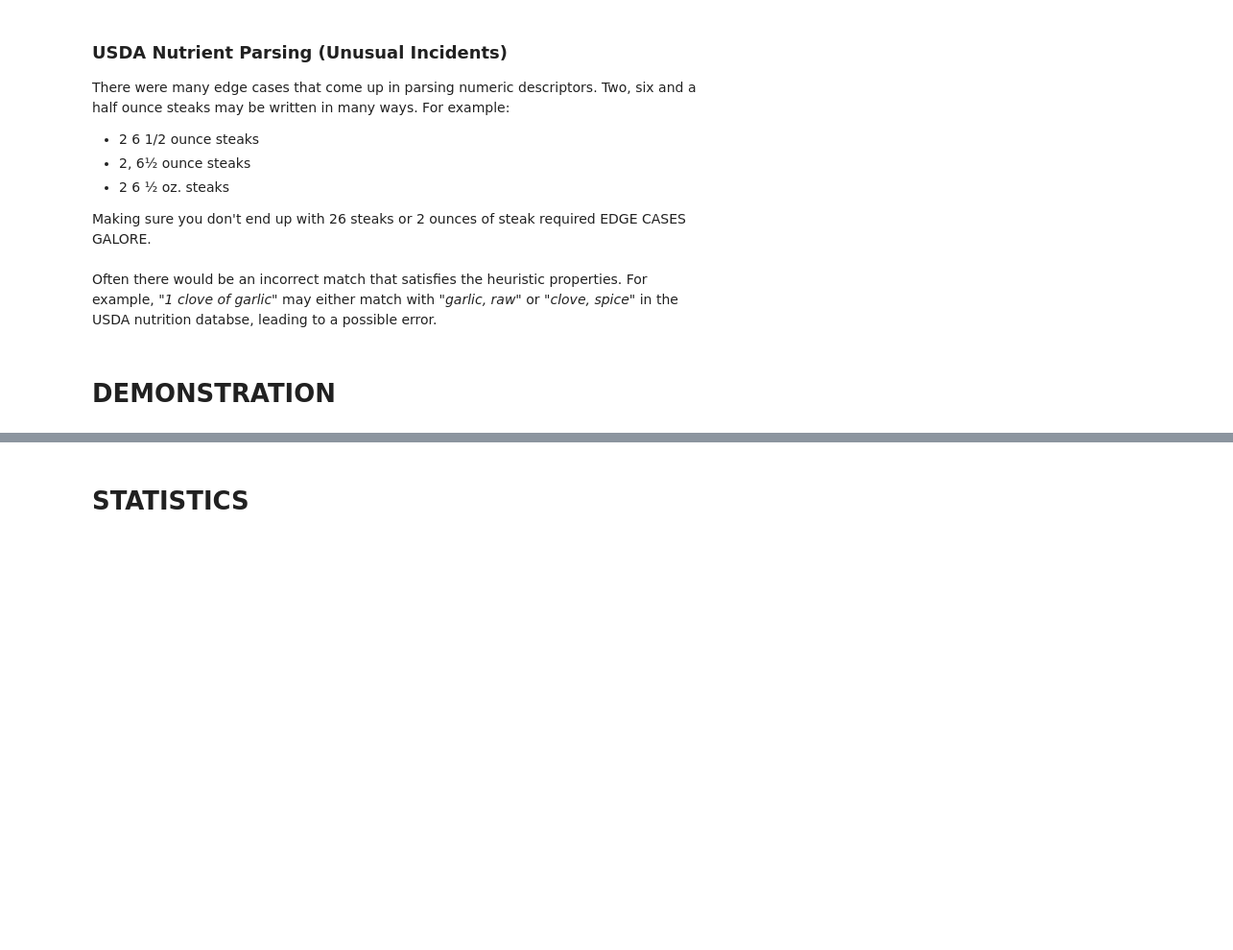
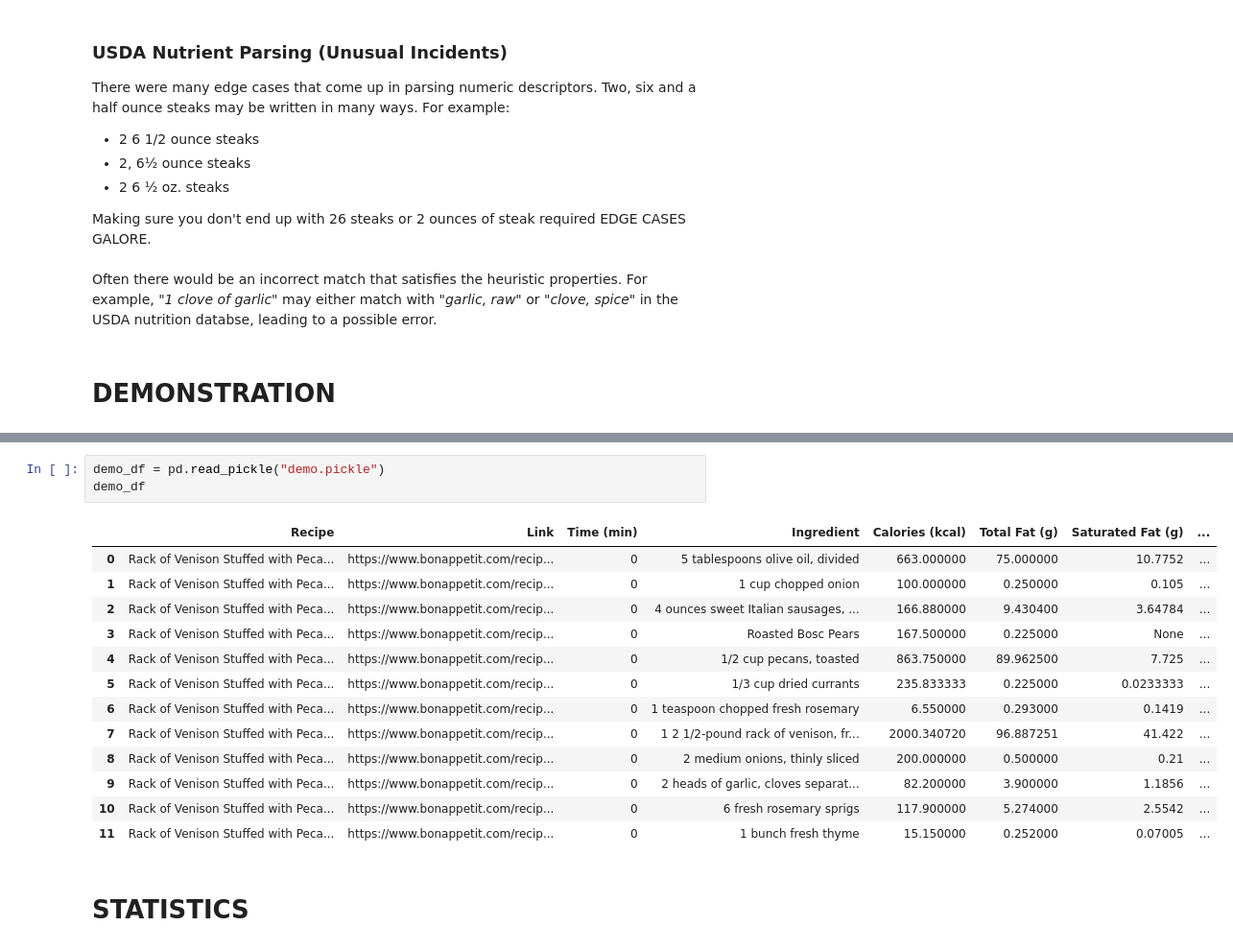
Before and after one commit to nemasobhani/Nutrition-from-Web-Scraped-Recipes, a Jupyter notebook: Project_Presentation.ipynb, the cells around one changed output, grey strips where cells are left out. Shown at 96% size. Cells and saved outputs as stored; diff of their text form; blank space fills up the shorter version.

```diff
--- a/Project_Presentation.ipynb
+++ b/Project_Presentation.ipynb
@@ -116,3 +358,20 @@ NameError: name 'ingredients_df' is not defined
+# %%
+demo_df = pd.read_pickle("demo.pickle")
+demo_df
+# %% [output]
+|  | Recipe | Link | Time (min) | Ingredient | Calories (kcal) | Total Fat (g) | Saturated Fat (g) | ... |
+| 0 | Rack of Venison Stuffed with Peca... | ﻿https://www.bonappetit.com/recip... | 0 | 5 tablespoons olive oil, divided | 663.000000 | 75.000000 | 10.7752 | ... |
+| 1 | Rack of Venison Stuffed with Peca... | ﻿https://www.bonappetit.com/recip... | 0 | 1 cup chopped onion | 100.000000 | 0.250000 | 0.105 | ... |
+| 2 | Rack of Venison Stuffed with Peca... | ﻿https://www.bonappetit.com/recip... | 0 | 4 ounces sweet Italian sausages, ... | 166.880000 | 9.430400 | 3.64784 | ... |
+| 3 | Rack of Venison Stuffed with Peca... | ﻿https://www.bonappetit.com/recip... | 0 | Roasted Bosc Pears | 167.500000 | 0.225000 | None | ... |
+| 4 | Rack of Venison Stuffed with Peca... | ﻿https://www.bonappetit.com/recip... | 0 | 1/2 cup pecans, toasted | 863.750000 | 89.962500 | 7.725 | ... |
+| 5 | Rack of Venison Stuffed with Peca... | ﻿https://www.bonappetit.com/recip... | 0 | 1/3 cup dried currants | 235.833333 | 0.225000 | 0.0233333 | ... |
+| 6 | Rack of Venison Stuffed with Peca... | ﻿https://www.bonappetit.com/recip... | 0 | 1 teaspoon chopped fresh rosemary | 6.550000 | 0.293000 | 0.1419 | ... |
+| 7 | Rack of Venison Stuffed with Peca... | ﻿https://www.bonappetit.com/recip... | 0 | 1 2 1/2-pound rack of venison, fr... | 2000.340720 | 96.887251 | 41.422 | ... |
+| 8 | Rack of Venison Stuffed with Peca... | ﻿https://www.bonappetit.com/recip... | 0 | 2 medium onions, thinly sliced | 200.000000 | 0.500000 | 0.21 | ... |
+| 9 | Rack of Venison Stuffed with Peca... | ﻿https://www.bonappetit.com/recip... | 0 | 2 heads of garlic, cloves separat... | 82.200000 | 3.900000 | 1.1856 | ... |
+| 10 | Rack of Venison Stuffed with Peca... | ﻿https://www.bonappetit.com/recip... | 0 | 6 fresh rosemary sprigs | 117.900000 | 5.274000 | 2.5542 | ... |
+| 11 | Rack of Venison Stuffed with Peca... | ﻿https://www.bonappetit.com/recip... | 0 | 1 bunch fresh thyme | 15.150000 | 0.252000 | 0.07005 | ... |
 # %% [markdown]
 # STATISTICS
 # %%
```
Also changed, not shown: parts of 3 cells of this notebook, 1 other file.
